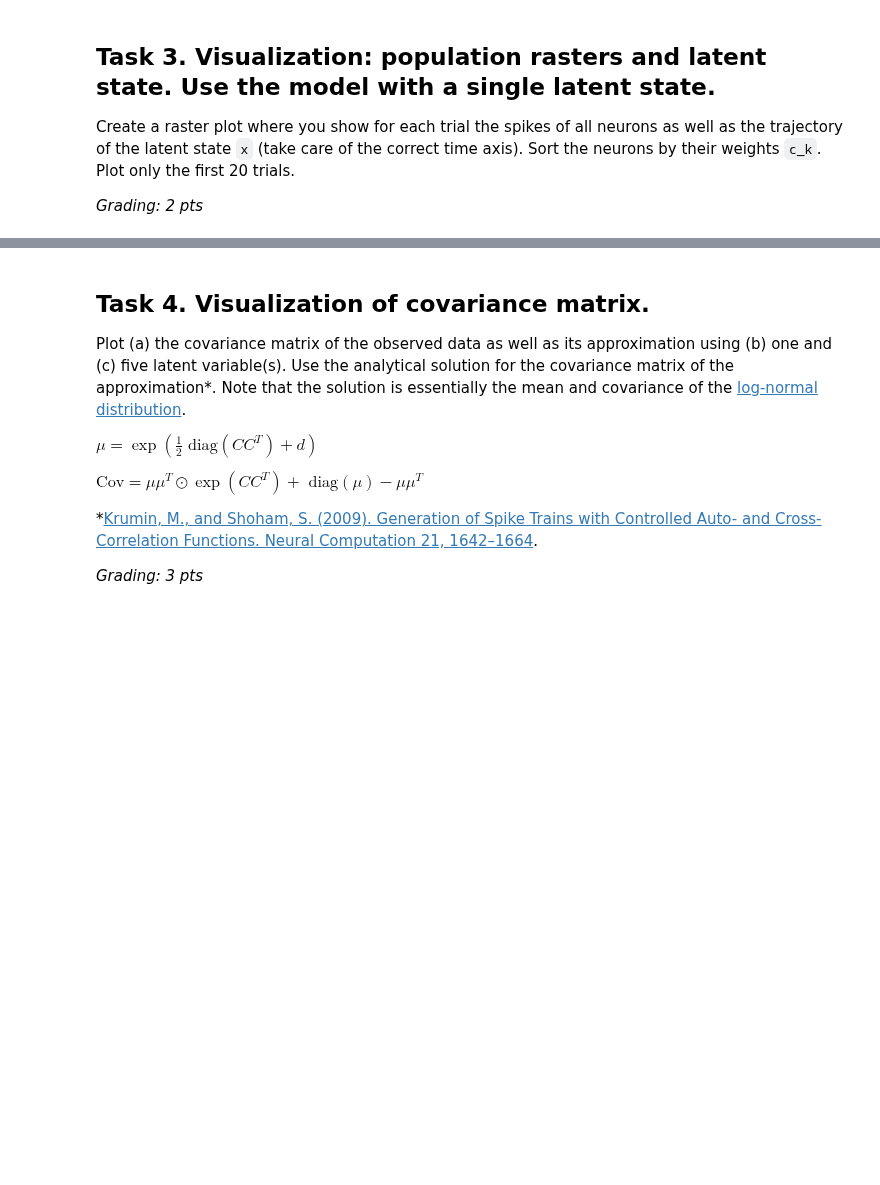
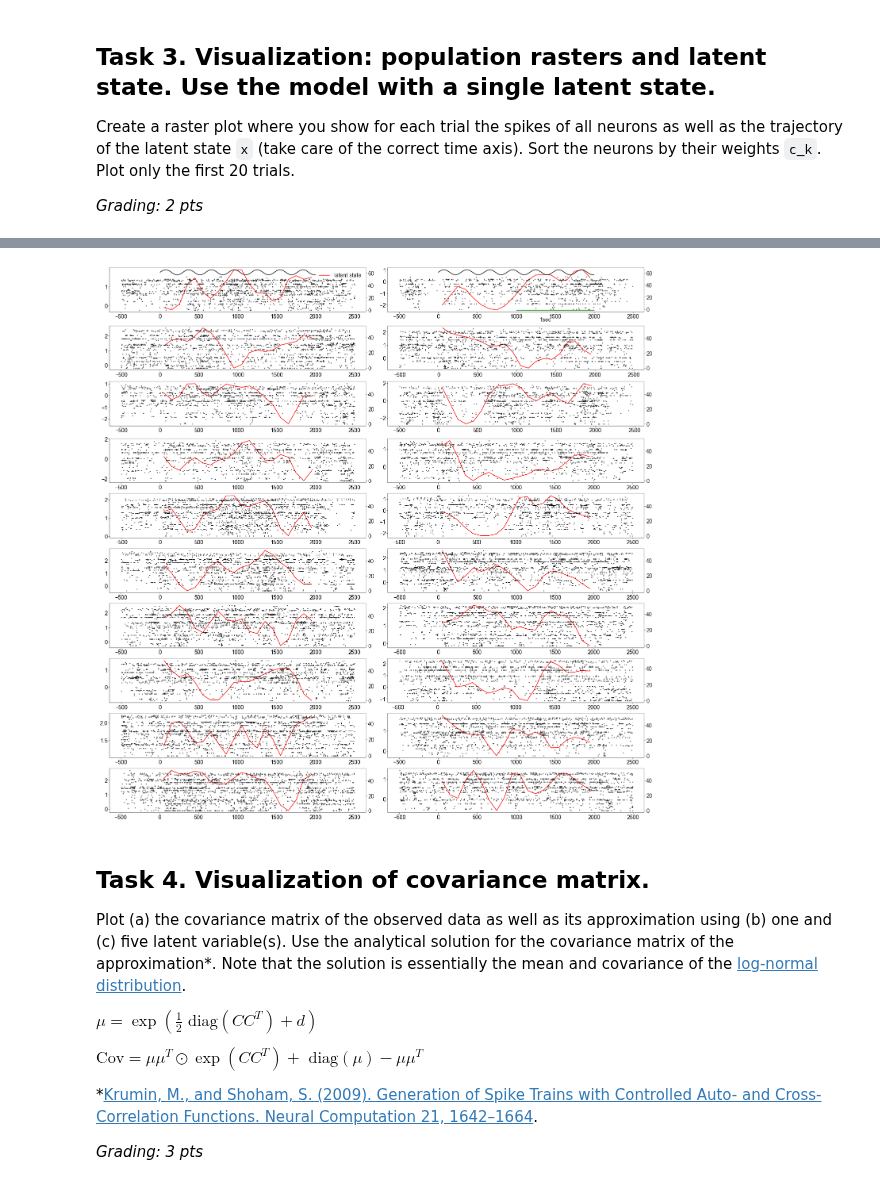
Before and after one commit to H-Kugler/neural-data-science, a Jupyter notebook: notebooks/CodingLab6_leandro.ipynb, the cells around one changed output, grey strips where cells are left out. Saved outputs shown, nothing was run; the diff lists cells and outputs as text; code cells hidden in the pictures; blank space fills up the shorter version.

```diff
--- a/notebooks/CodingLab6_leandro.ipynb
+++ b/notebooks/CodingLab6_leandro.ipynb
@@ -602,6 +599,10 @@ Create a raster plot where you show for each trial the spikes of all neurons as
 *Grading: 2 pts*
 # %%
 from numpy import matlib
+
+# get the latent state for all trials
+x_est = allTrialsState(xval.fits[0], 1)
+
 
 # Your plot here
 fig, axs = plt.subplots(10, 2, figsize=(14, 14))
@@ -617,22 +618,39 @@ with sns.axes_style("ticks"):
         # ------------------------
         # plot latent state (1 pt)
         # ------------------------
+        ax.plot(
+            x,
+            -x_est[0, ntrial * 20 : (ntrial + 1) * 20],
+            color="red",
+            label="latent state",
+        )
 
         # hint: can be plotted on top of the corresponding raster
 
         # sort neurons by firing rate
+        ordered_indices = np.argsort(xval.fits[0].optimParams["C"].squeeze())
 
         # ----------------------------------
         # plot raster for each neuron (1 pt)
         # ----------------------------------
+        ax2 = ax.twinx()
+        for i, neuron_spikes in enumerate(
+            data.data[ntrial]["spike_time"][ordered_indices]
+        ):
+            ax2.scatter(neuron_spikes, np.ones_like(neuron_spikes) * i, s=1, color="k")
 
         if ntrial == 0:
             ax.legend()
+            ax2.legend()
+
         if ntrial == 1:
-            ax.plot([1000, 2000], [-30, -30], color="green")
-            ax.text(1300, -50, "1sec")
+            ax2.plot([1000, 2000], [-1, -1], color="green")
+            ax2.text(1300, -20, "1sec")
         if ntrial < 2:
-            ax.plot(ts, (xs * 40) + data.ydim, "k", color="black")
+            # ax3 = ax2.twinx()
+            ax2.plot(ts, (xs * 40) + data.ydim, "k")
 
-        ax.set_yticks([])
-        ax.set_xticks([])
+        # ax.set_yticks([])
+
+        # ax.set_xticks([])
+# %% [output]
@@ -639,3 +658,4 @@ with sns.axes_style("ticks"):
+[figure, added]
 # %% [markdown]
 ## Task 4. Visualization of covariance matrix.
 
```
Also changed, not shown: parts of 10 cells of this notebook.
